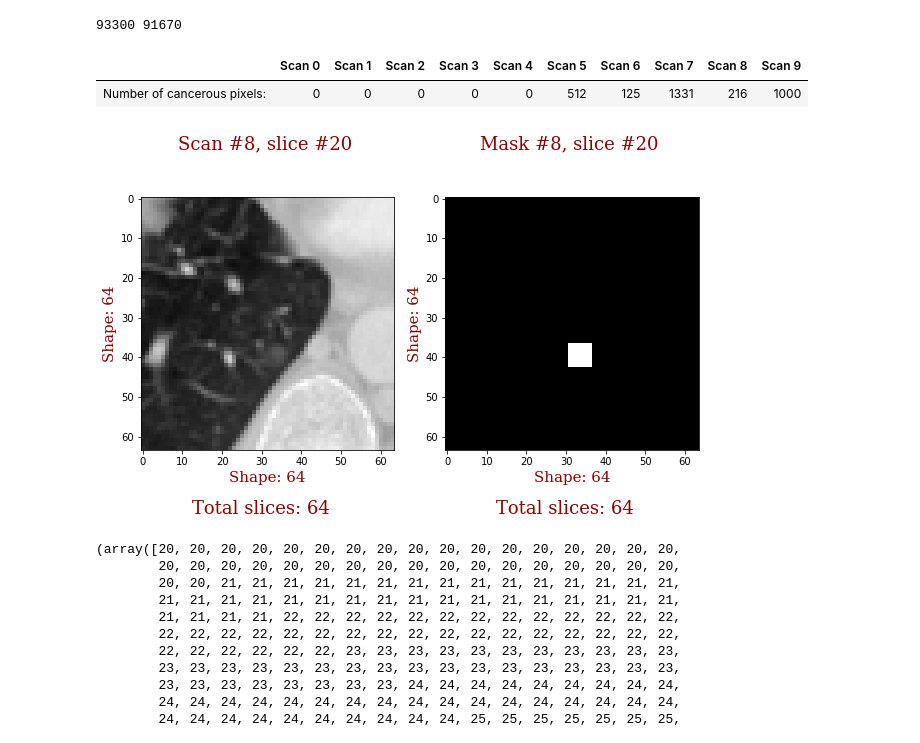
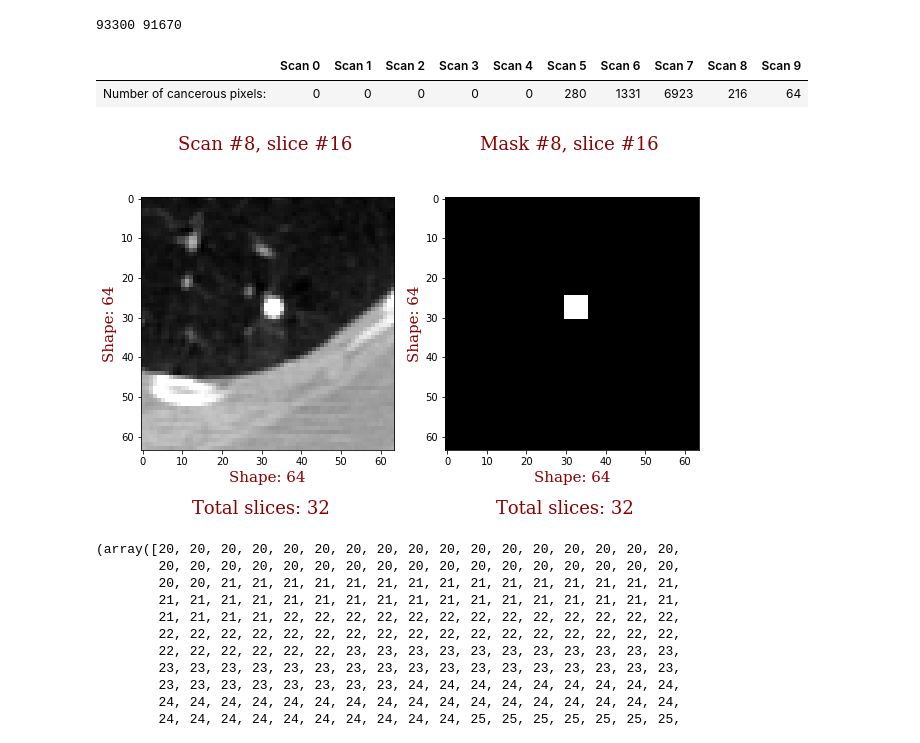
Before and after one commit to pdespres/jfr-lung-challenge, a Jupyter notebook: pp training cubes from raw.ipynb, the cells around one changed output. Drawn from its saved outputs; the diff is of its cells as text; code cells hidden in the pictures.

```diff
--- a/pp training cubes from raw.ipynb
+++ b/pp training cubes from raw.ipynb
@@ -20,7 +20,7 @@ warnings.filterwarnings("ignore")
 %matplotlib inline
 # %%
 PATH_TO_FOLDER = config['luna_raw']
-cancerous_folder, non_cancerous_folder = '../jfr_pp/test/positive', '../jfr_pp/test/negative'
+cancerous_folder, non_cancerous_folder = '../jfr_pp/test/positive32', '../jfr_pp/test/negative32'
 luna_label = config['luna_label']
 
 path_to_scans_sample = os.path.join(PATH_TO_FOLDER, '*.mhd')
@@ -89,12 +91,12 @@ batch_crops = crops_sampling.next_batch()
 num_of_cancerous_pixels(batch_crops)
 # %% [output]
 |  | Scan 0 | Scan 1 | Scan 2 | Scan 3 | Scan 4 | Scan 5 | Scan 6 | Scan 7 | Scan 8 | Scan 9 |
-| Number of cancerous pixels: | 0 | 0 | 0 | 0 | 0 | 512 | 125 | 1331 | 216 | 1000 |
+| Number of cancerous pixels: | 0 | 0 | 0 | 0 | 0 | 280 | 1331 | 6923 | 216 | 64 |
 # %%
-show_slices(batch_crops, 8, 20, components=['images', 'masks'], clims=[(0, 255), (0, 1)],
+show_slices(batch_crops, 8, 16, components=['images', 'masks'], clims=[(0, 255), (0, 1)],
             grid=False)
 # %% [output]
-[figure, old version]
+[figure, new version]
 # %%
 test = batch_crops.get(8, 'masks')
 np.where(test[:]>0)
```
Also changed, not shown: parts of 2 cells of this notebook, 2 other files.
